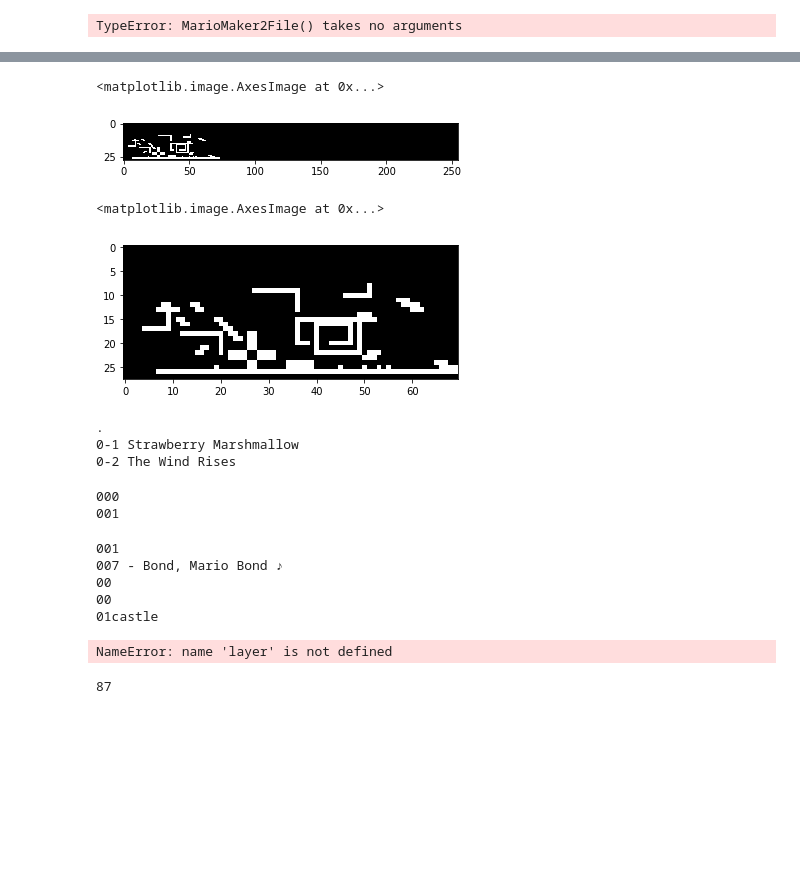
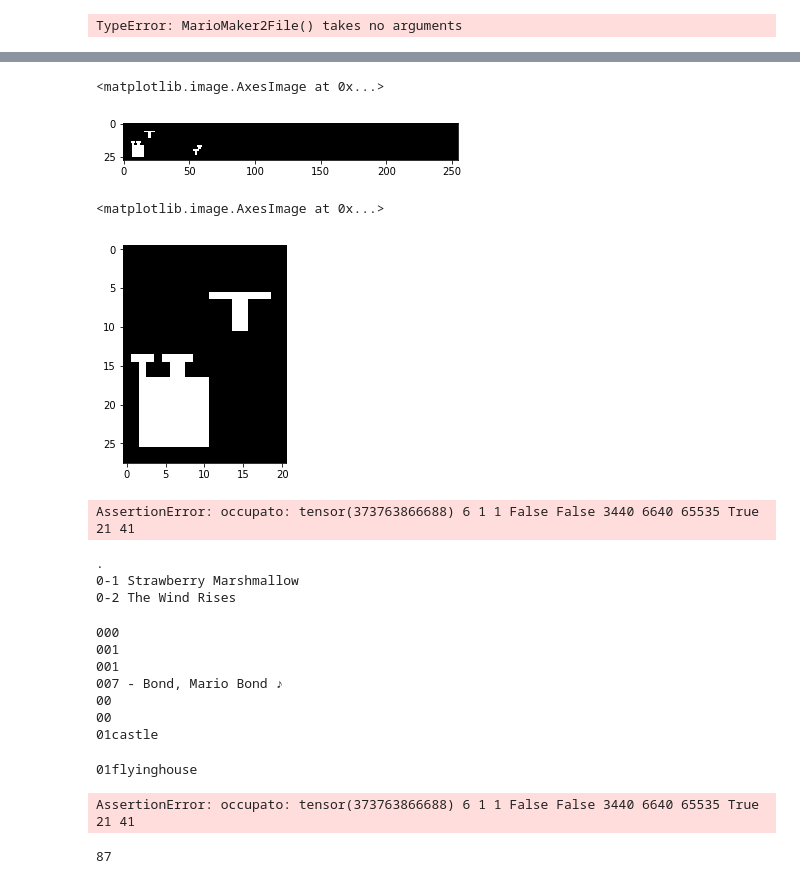
Before and after one commit to Jaeger87/Super-Mario-Deep-Maker-2, a Jupyter notebook: SuperMarioDeepMaker2.ipynb, the cells around one changed output, grey strips where cells are left out. Saved outputs shown, nothing was run; the diff lists cells and outputs as text; code cells hidden in the pictures; blank space fills up the shorter version.

```diff
--- a/SuperMarioDeepMaker2.ipynb
+++ b/SuperMarioDeepMaker2.ipynb
@@ -696,9 +696,12 @@ class LevelArea(ObjectBytes):
                     for j in range (0,height):
                         self.setCellMatrix(matrix, objectMM, layer, objectMM.yPosition + (j * versoY), objectMM.xPosition + (i * versoX), (i == 0 and j == 0))
                 continue
+
+
             if objectMM.shape == 1: #Forma T
+                bonusPari = 1 if objectMM.objectWidth % 2 == 0 else 0
                 for i in range (0,objectMM.objectWidth):
-                    self.setCellMatrix(matrix, objectMM, layer, objectMM.yPosition + objectMM.objectHeight - 1, objectMM.xPosition + i, i == 0)
+                    self.setCellMatrix(matrix, objectMM, layer, objectMM.yPosition + objectMM.objectHeight - 1, objectMM.xPosition + i + bonusPari, i == 0)
                 mediumPoint = objectMM.xPosition + (objectMM.objectWidth // 2)
                 if objectMM.objectWidth % 2 == 0:
                     matrix[objectMM.layer][objectMM.yPosition:(objectMM.yPosition + objectMM.objectHeight - 1), mediumPoint : mediumPoint + 2] = objectMM.flagsType
@@ -1076,7 +1079,7 @@ levelsError
 # %%
 testM = MarioMaker2File()
 testM.fromBytes(leveldata)
-asd = testM.mainLevelArea.toPytorchMatrix()[1]
+asd = testM.mainLevelArea.toPytorchMatrix()[8]
 torch.set_printoptions(edgeitems=60)
 asd
 # %% [output]
@@ -1101,15 +1104,17 @@ tensor([[           0,            0,            0,            0,            0,
 plt.imshow(torch.flip(asd, [-2]), cmap='gray', vmin=0, vmax=1)
 # %% [output]
 <matplotlib.image.AxesImage at 0x...>
-[figure, old version]
+[figure, new version]
 # %%
-plt.imshow(torch.flip(asd[:,0:70], [-2]), cmap='gray', vmin=0, vmax=1)
+plt.imshow(torch.flip(asd[:,5:26], [-2]), cmap='gray', vmin=0, vmax=1)
 # %% [output]
 <matplotlib.image.AxesImage at 0x...>
-[figure, old version]
+[figure, new version]
 # %%
 for levelMM in tqdm(marioMakerLevels):
     levelMM.mainLevelArea.toPytorchMatrix()
+# %% [output]
+AssertionError: occupato: tensor(373763866688) 6 1 1 False False 3440 6640 65535 True 21 41
 # %%
 marioMakerLevels = []
 levelsFiltered = []
@@ -1166,12 +1171,13 @@ for levelName in tqdm(levelsToLoad):
 0-2 The Wind Rises
 000
 001
+001
+007 - Bond, Mario Bond ♪
+00
+00
+01castle
-001
-007 - Bond, Mario Bond ♪
-00
-00
-01castle
+01flyinghouse
-NameError: name 'layer' is not defined
+AssertionError: occupato: tensor(373763866688) 6 1 1 False False 3440 6640 65535 True 21 41
 # %%
 a = 378060931136
 
```
Also changed, not shown: parts of 1 cell of this notebook.
